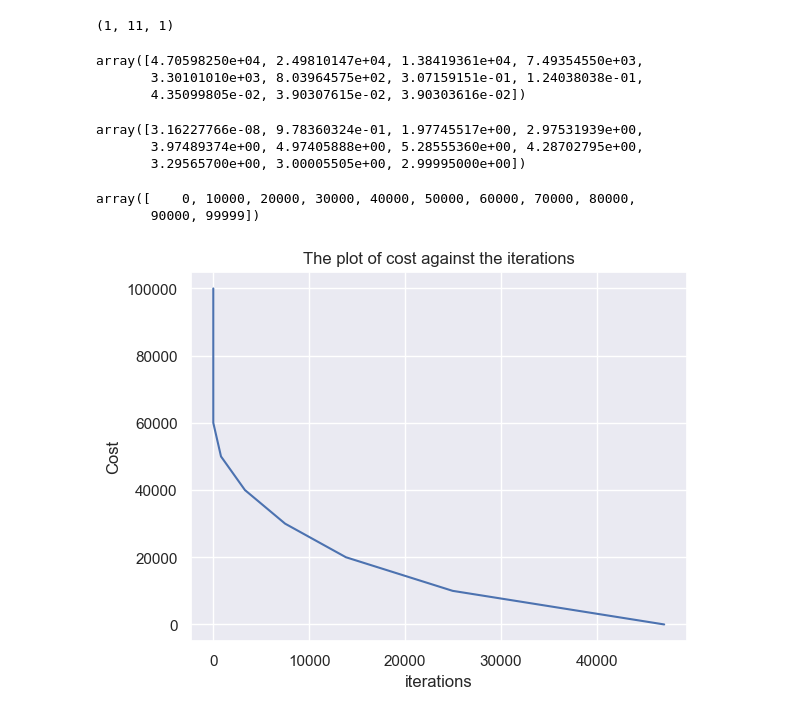
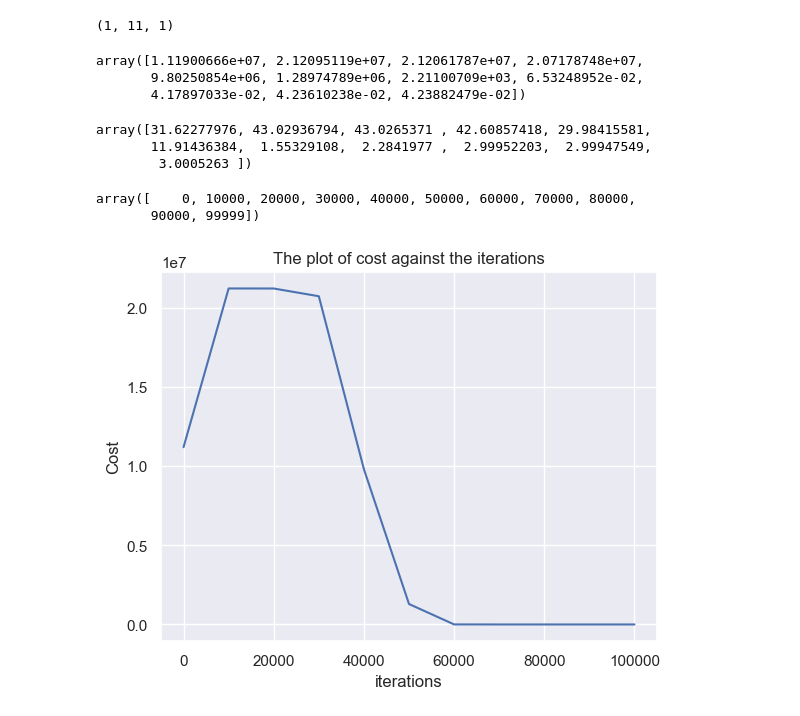
Before and after one commit to gr8nd/Machine-Learning-one-step-away-to-AI, a Jupyter notebook: Supervised Learning/Regression/linear_regression_test.ipynb, the cells around one changed output. Cells and saved outputs as stored; diff of their text form; code cells hidden in the pictures.

Commit message:
Added Adam optimizer

```diff
--- a/Supervised Learning/Regression/linear_regression_test.ipynb
+++ b/Supervised Learning/Regression/linear_regression_test.ipynb
@@ -62,8 +62,14 @@ print(W)
 # %%
 linear_regression = LinearRegression()
 # %%
-W, b, J_histories, W_histories, b_histories, iterations = linear_regression.fit(X, Y, W, b,
-    optimizer='rms',learning_rate=1e-4, epochs=1, batch_size=1, num_iters=100000, bias=True)
+params, histories = linear_regression.fit(X, Y, W, b,
+    optimizer='adam',learning_rate=0.001, epochs=1, batch_size=1, num_iters=100000, bias=True)
+W = params['W']
+b = params['b']
+J_histories = histories['J_histories']
+W_histories = histories['W_histories']
+b_histories = histories['b_histories']
+iterations = histories['iterations']
 # %% [output]
 Running epoch 1 / 1
 Running mini-batch 1 / 1
@@ -116,16 +122,16 @@ b_histories.shape
 jh = J_histories.ravel()
 jh
 # %% [output]
-array([4.70598250e+04, 2.49810147e+04, 1.38419361e+04, 7.49354550e+03,
-       3.30101010e+03, 8.03964575e+02, 3.07159151e-01, 1.24038038e-01,
-       4.35099805e-02, 3.90307615e-02, 3.90303616e-02])
+array([1.11900666e+07, 2.12095119e+07, 2.12061787e+07, 2.07178748e+07,
+       9.80250854e+06, 1.28974789e+06, 2.21100709e+03, 6.53248952e-02,
+       4.17897033e-02, 4.23610238e-02, 4.23882479e-02])
 # %%
 bh = np.ravel(b_histories)
 bh
 # %% [output]
-array([3.16227766e-08, 9.78360324e-01, 1.97745517e+00, 2.97531939e+00,
-       3.97489374e+00, 4.97405888e+00, 5.28555360e+00, 4.28702795e+00,
-       3.29565700e+00, 3.00005505e+00, 2.99995000e+00])
+array([31.62277976, 43.02936794, 43.0265371 , 42.60857418, 29.98415581,
+       11.91436384,  1.55329108,  2.2841977 ,  2.99952203,  2.99947549,
+        3.0005263 ])
 # %%
 iterations = np.array(iterations)
 iterations
@@ -133,10 +139,10 @@ iterations
 array([    0, 10000, 20000, 30000, 40000, 50000, 60000, 70000, 80000,
        90000, 99999])
 # %%
-plt.plot(jh, iterations)
+plt.plot(iterations, jh)
 plt.title('The plot of cost against the iterations')
 plt.xlabel('iterations')
 plt.ylabel('Cost')
 plt.show();
 # %% [output]
-[figure, old version]
+[figure, new version]
```
Also changed, not shown: parts of 3 cells of this notebook.
